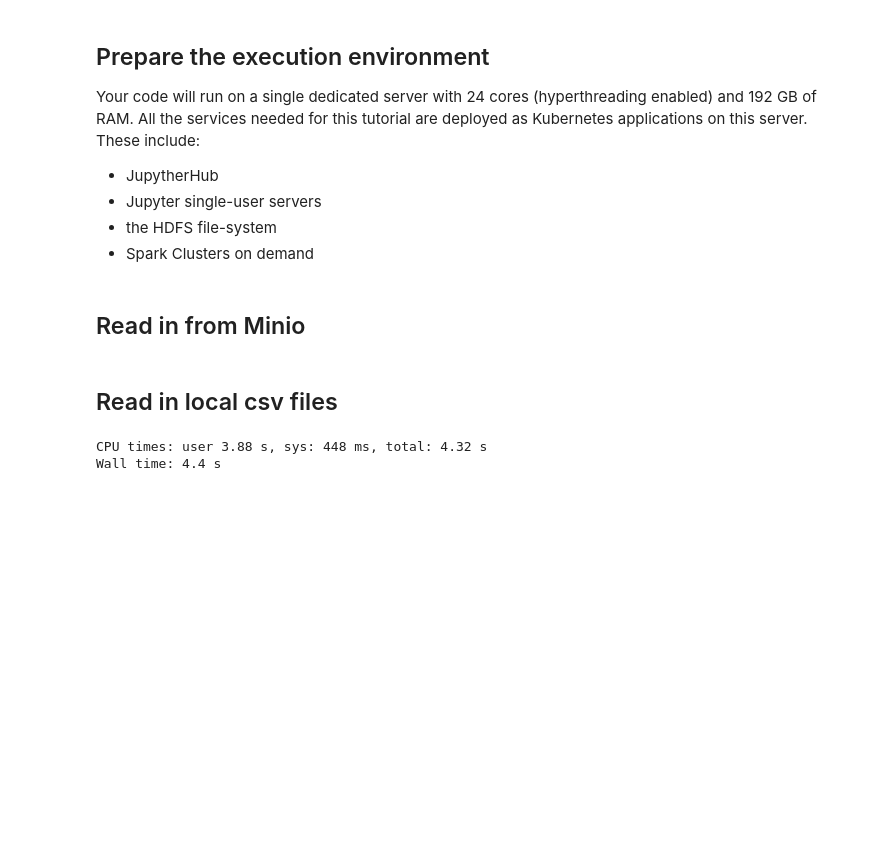
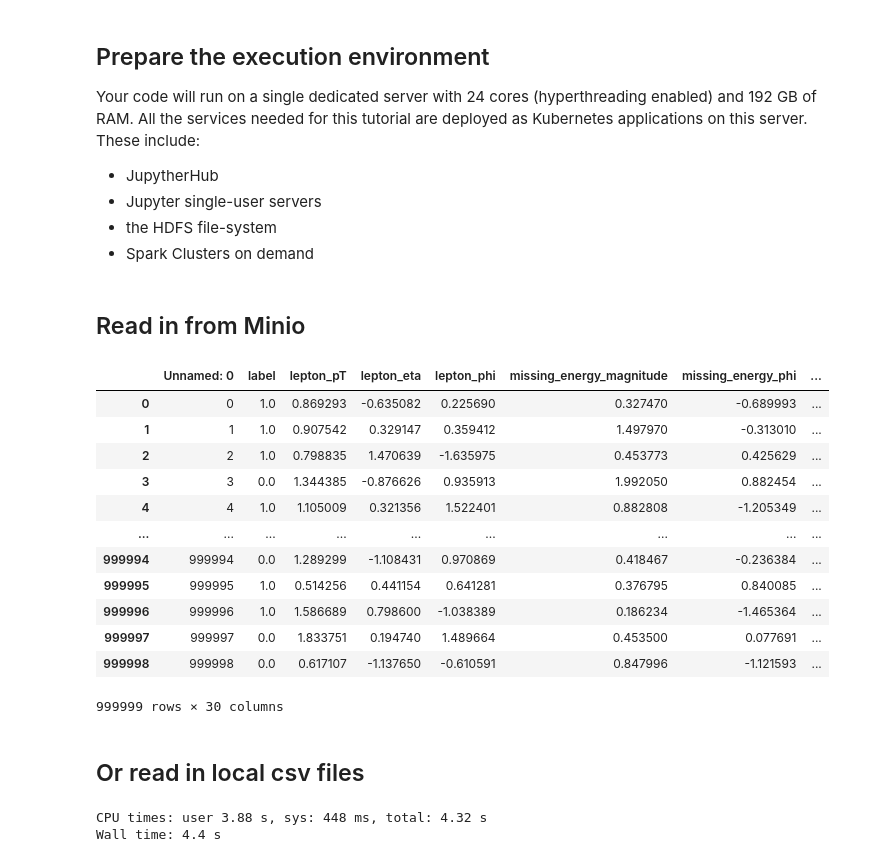
Before and after one commit to leggerf/TestsINFNCloud, a Jupyter notebook: test_MLCourse/inputForML_solutions.ipynb, the cells around one changed output. Cells and saved outputs as stored; diff of their text form; code cells hidden in the pictures; blank space fills up the shorter version.

```diff
--- a/test_MLCourse/inputForML_solutions.ipynb
+++ b/test_MLCourse/inputForML_solutions.ipynb
@@ -77,18 +77,32 @@ credentials = dict(tree['AssumeRoleWithWebIdentityResponse']
 # %%
 # Read CSV
 import pandas as pd
 import boto3
 s3 = boto3.client('s3',endpoint_url="https://minio.cloud.infn.it",aws_access_key_id=credentials["AccessKeyId"],
                   aws_secret_access_key=credentials["SecretAccessKey"],
                   aws_session_token=credentials["SessionToken"],
                   config=boto3.session.Config(signature_version='s3v4'),
                  verify=True)
 
-read_file = s3.get_object(Bucket='legger', Key='/Higgs1M.csv')
-df = pd.read_csv(read_file['Body'],sep=',')
-df
+read_file = s3.get_object(Bucket='legger', Key='MLCourseInput/Higgs1M.csv')
+dataset = pd.read_csv(read_file['Body'],sep=',')
+dataset
+# %% [output]
+|  | Unnamed: 0 | label | lepton_pT | lepton_eta | lepton_phi | missing_energy_magnitude | missing_energy_phi | ... |
+| 0 | 0 | 1.0 | 0.869293 | -0.635082 | 0.225690 | 0.327470 | -0.689993 | ... |
+| 1 | 1 | 1.0 | 0.907542 | 0.329147 | 0.359412 | 1.497970 | -0.313010 | ... |
+| 2 | 2 | 1.0 | 0.798835 | 1.470639 | -1.635975 | 0.453773 | 0.425629 | ... |
+| 3 | 3 | 0.0 | 1.344385 | -0.876626 | 0.935913 | 1.992050 | 0.882454 | ... |
+| 4 | 4 | 1.0 | 1.105009 | 0.321356 | 1.522401 | 0.882808 | -1.205349 | ... |
+| ... | ... | ... | ... | ... | ... | ... | ... | ... |
+| 999994 | 999994 | 0.0 | 1.289299 | -1.108431 | 0.970869 | 0.418467 | -0.236384 | ... |
+| 999995 | 999995 | 1.0 | 0.514256 | 0.441154 | 0.641281 | 0.376795 | 0.840085 | ... |
+| 999996 | 999996 | 1.0 | 1.586689 | 0.798600 | -1.038389 | 0.186234 | -1.465364 | ... |
+| 999997 | 999997 | 0.0 | 1.833751 | 0.194740 | 1.489664 | 0.453500 | 0.077691 | ... |
+| 999998 | 999998 | 0.0 | 0.617107 | -1.137650 | -0.610591 | 0.847996 | -1.121593 | ... |
+999999 rows × 30 columns
 # %% [markdown]
-## Read in local csv files
+## Or read in local csv files
 # %%
 inputFile = 'Higgs100k.csv'
 
```
Also changed, not shown: parts of 3 cells of this notebook, 1 other file.
